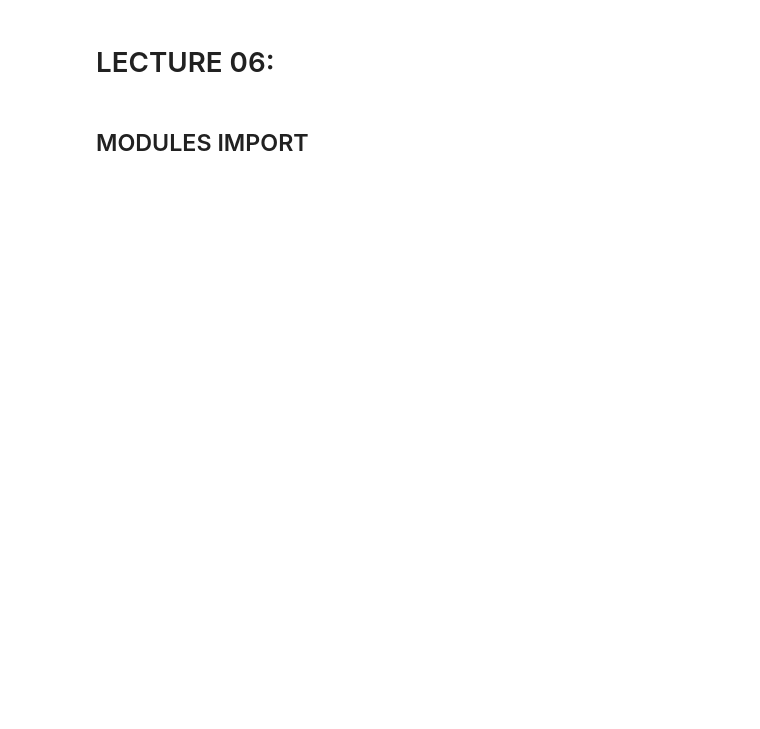
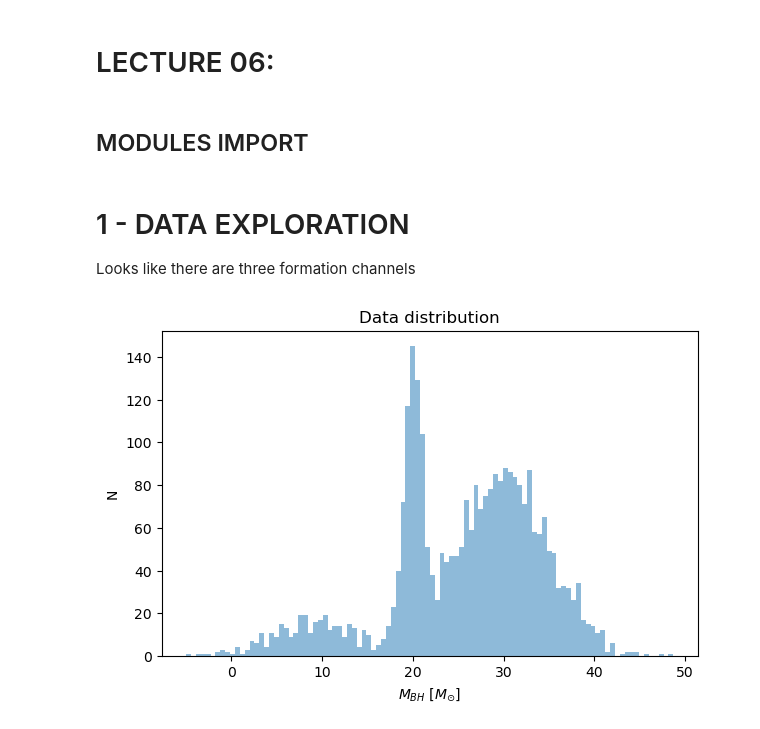
Before and after one commit to RoccoGiugni/ASML-24-25, a Jupyter notebook: L06/L06.ipynb, the cells around one changed output. Drawn from its saved outputs; the diff is of its cells as text; code cells hidden in the pictures; blank space fills up the shorter version.

```diff
--- a/L06/L06.ipynb
+++ b/L06/L06.ipynb
@@ -11,4 +11,18 @@ from sklearn.mixture import GaussianMixture
 # LOAD DATA FILE
 
 data = np.load('formationchannels.npy')
+# %% [markdown]
+# 1 - DATA EXPLORATION
+
+Looks like there are three formation channels
+# %%
+fig, ax = plt.subplots(1, 1, figsize=(6,4), layout='constrained')
+
+ax.hist(data, bins=100, density=False, alpha=.5)
+
+ax.set_title('Data distribution')
+ax.set_xlabel('$M_{BH}$ $[M_{\odot}]$')
+ax.set_ylabel('N');
+# %% [output]
+[figure, added]
 # %% [markdown]
```
Also changed, not shown: parts of 7 cells of this notebook.
